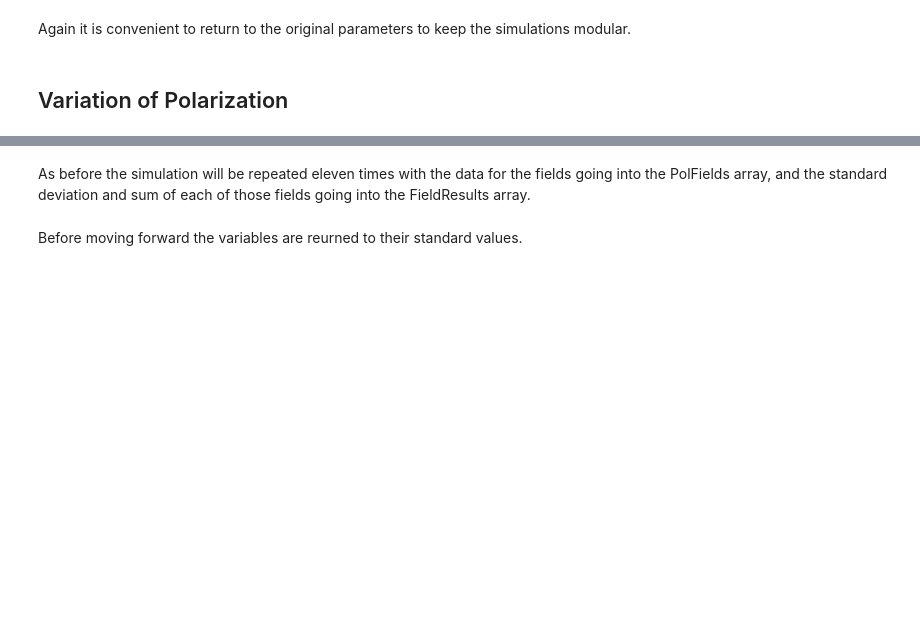
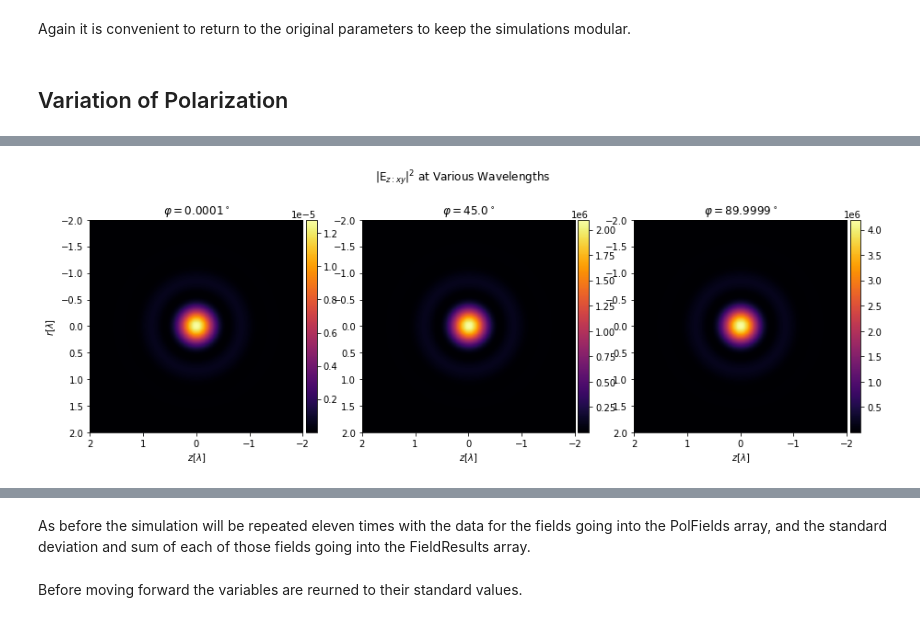
Before and after one commit to fizixmastr/Numerical-Analysis-of-Vector-Fields-in-a-High-N.A.-Lens, a Jupyter notebook: Simulation and Analysis of Fields in a High Numerical Aperture Lens.ipynb, the cells around one changed output, grey strips where cells are left out. Saved outputs shown, nothing was run; the diff lists cells and outputs as text; code cells hidden in the pictures; blank space fills up the shorter version.

```diff
--- a/Simulation and Analysis of Fields in a High Numerical Aperture Lens.ipynb
+++ b/Simulation and Analysis of Fields in a High Numerical Aperture Lens.ipynb
@@ -523,0 +519,80 @@ For investigations into the affect of cahanges in polarization is is sensible to
+# %%
+Polarizations = np.array([0.0001, 45, 89.9999])
+PolFields = ['']*len(Polarizations)
+
+#Adding these again here helps in allowing the notebook sections to be more independent
+E_r = np.empty((res, res), dtype = complex)
+E_φ = np.empty((res, res), dtype = complex)
+E_z = np.empty((res, res), dtype = complex)
+xArray = np.linspace(-2, 2, res)*λ
+yArray = np.linspace(-2, 2, res)*λ
+rArray = np.linspace(-4, 4, res)*λ
+zArray = np.linspace(-4, 4, res)*λ
+
+for i in range(len(Polarizations)):
+    𝜑_0 = Polarizations[i]/180*π #defines incident polarization
+    z=0
+
+    for l in range(len(xArray)):
+        for m in range(len(yArray)):
+            r = sqrt(xArray[l]**2+yArray[m]**2)
+            E_r[l,m] = 2*A*cos(𝜑_0)*integrate(lambda t: I_r(t,r,z), 0, θ_max)[0]
+            E_z[l,m] = 2j*A*cos(𝜑_0)*integrate(lambda t: I_φ(t,r,z), 0, θ_max)[0]
+            E_φ[l,m] = 2*A*sin(𝜑_0)*integrate(lambda t: I_z(t,r,z), 0, θ_max)[0]
+
+#    PolFields[i] = np.abs(E_r)**2
+   PolFields[i] = np.abs(E_z)**2
+#    PolFields[i] = np.abs(E_φ)**2
+
+
+
+    for l in range(len(rArray)):
+        for m in range(len(zArray)):
+            r = rArray[l]
+            z = zArray[m]
+#             E_r[l,m] = 2*A*cos(𝜑_0)*integrate(lambda t: I_r(t,r,z), 0, θ_max)[0]
+#             E_z[l,m] = 2j*A*cos(𝜑_0)*integrate(lambda t: I_φ(t,r,z), 0, θ_max)[0]
+#             E_φ[l,m] = 2*A*sin(𝜑_0)*integrate(lambda t: I_z(t,r,z), 0, θ_max)[0]
+
+#    PolFields[i] = np.abs(E_r)**2
+#    PolFields[i] = np.abs(E_z)**2
+#    PolFields[i] = np.abs(E_φ)**2
+
+interp = 'gaussian'
+color = 'inferno'
+
+x = xArray[0]/λ
+y = yArray[0]/λ
+r = rArray[0]/λ
+z = zArray[0]/λ
+
+PolField = plt.figure(figsize = [15, 5])
+gs0 = gridspec.GridSpec(1, 1)
+
+gs00 = gridspec.GridSpecFromSubplotSpec(1, 3, subplot_spec=gs0[0])
+
+plt.suptitle('|E$_{z:xy}|^2$ at Various Wavelengths')
+ax0 = plt.Subplot(PolField, gs00[0, 0])
+im0 = ax0.imshow(PolFields[0], cmap = color, extent=[-x, x, -y, y],
+                 interpolation = interp)
+ax0.set(title = '$\\varphi = $' + str(Polarizations[0]) + '$^\circ$',
+        xlabel = '$z [\lambda]$', ylabel = '$r [\lambda]$')
+PolField.add_subplot(ax0)
+colorbar(im0)
+
+ax1 = plt.Subplot(PolField, gs00[0, 1])
+im1 = ax1.imshow(PolFields[1], cmap = color, extent=[-x, x, -y, y],
+                 interpolation = interp)
+ax1.set(title = '$\\varphi = $' + str(Polarizations[1]) + '$^\circ$',
+        xlabel = '$z [\lambda]$')
+PolField.add_subplot(ax1)
+colorbar(im1)
+
+ax2 = plt.Subplot(PolField, gs00[0, 2])
+im2 = ax2.imshow(PolFields[2], cmap = color, extent=[-x, x, -y, y],
+                 interpolation = interp)
+ax2.set(title = '$\\varphi = $' + str(Polarizations[2]) + '$^\circ$',
+        xlabel = '$z [\lambda]$')
+PolField.add_subplot(ax2)
+colorbar(im2)
+# %% [output]
@@ -523,0 +600 @@ For investigations into the affect of cahanges in polarization is is sensible to
+[figure, added]
```
Also changed, not shown: parts of 22 cells of this notebook.
